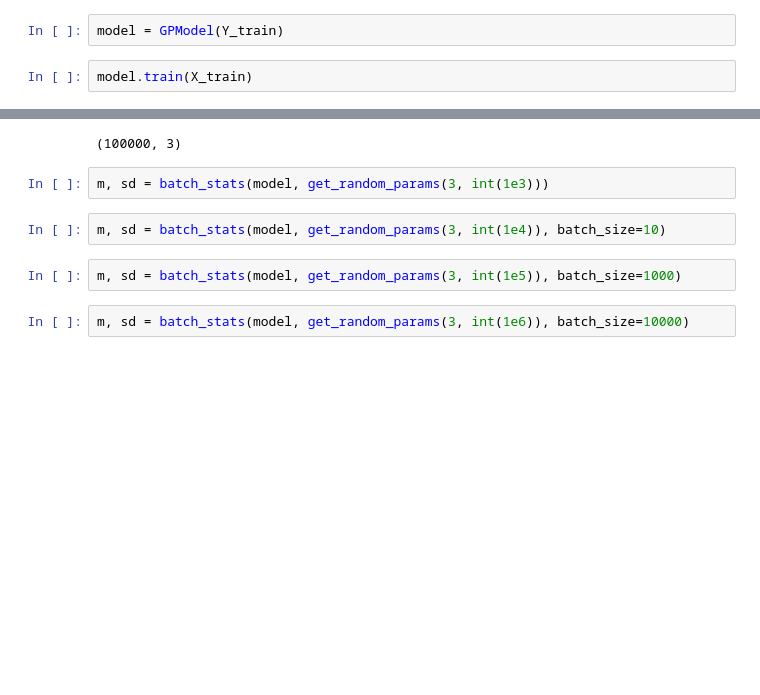
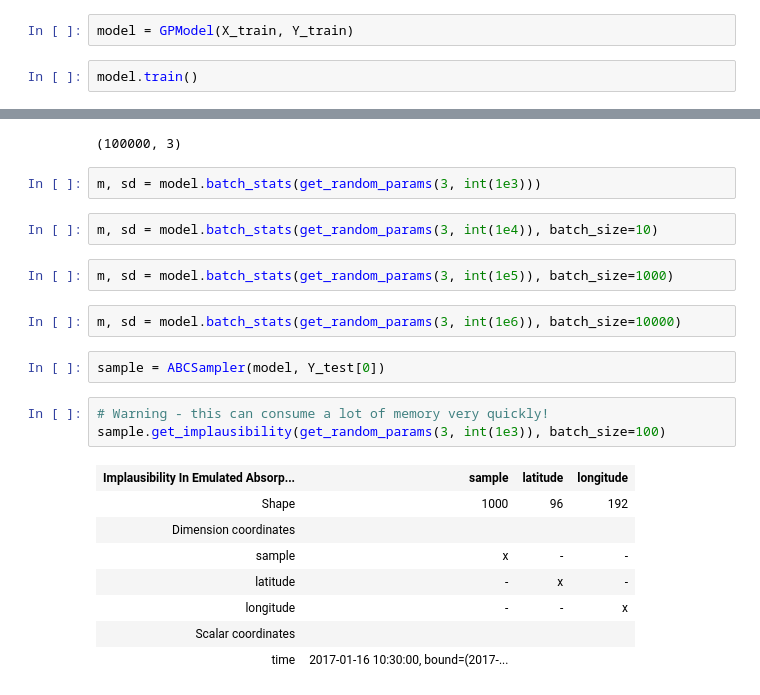
Before and after one commit to duncanwp/ESEm, a Jupyter notebook: examples/Emulating_using_GPs.ipynb, the cells around one changed output, grey strips where cells are left out. Drawn from its saved outputs; the diff is of its cells as text; blank space fills up the shorter version.

```diff
--- a/examples/Emulating_using_GPs.ipynb
+++ b/examples/Emulating_using_GPs.ipynb
@@ -53,9 +71,9 @@ dtype('float32')
 # %% [markdown]
 # Setup and run the models
 # %%
-model = GPModel(Y_train)
+model = GPModel(X_train, Y_train)
 # %%
-model.train(X_train)
+model.train()
 # %%
 m, v = model.predict(X_test.values)
 # %%
@@ -76,10 +94,24 @@ get_random_params(3, int(1e5)).shape
 # %% [output]
 (100000, 3)
 # %%
-m, sd = batch_stats(model, get_random_params(3, int(1e3)))
+m, sd = model.batch_stats(get_random_params(3, int(1e3)))
 # %%
-m, sd = batch_stats(model, get_random_params(3, int(1e4)), batch_size=10)
+m, sd = model.batch_stats(get_random_params(3, int(1e4)), batch_size=10)
 # %%
-m, sd = batch_stats(model, get_random_params(3, int(1e5)), batch_size=1000)
+m, sd = model.batch_stats(get_random_params(3, int(1e5)), batch_size=1000)
 # %%
-m, sd = batch_stats(model, get_random_params(3, int(1e6)), batch_size=10000)
+m, sd = model.batch_stats(get_random_params(3, int(1e6)), batch_size=10000)
+# %%
+sample = ABCSampler(model, Y_test[0])
+# %%
+# Warning - this can consume a lot of memory very quickly!
+sample.get_implausibility(get_random_params(3, int(1e3)), batch_size=100)
+# %% [output]
+| Implausibility In Emulated Absorp... | sample | latitude | longitude |
+| Shape | 1000 | 96 | 192 |
+| Dimension coordinates |  |  |  |
+| sample | x | - | - |
+| latitude | - | x | - |
+| longitude | - | - | x |
+| Scalar coordinates |  |  |  |
+| time | 2017-01-16 10:30:00, bound=(2017-... |  |  |
```
Also changed, not shown: parts of 2 cells of this notebook, 7 other files.
